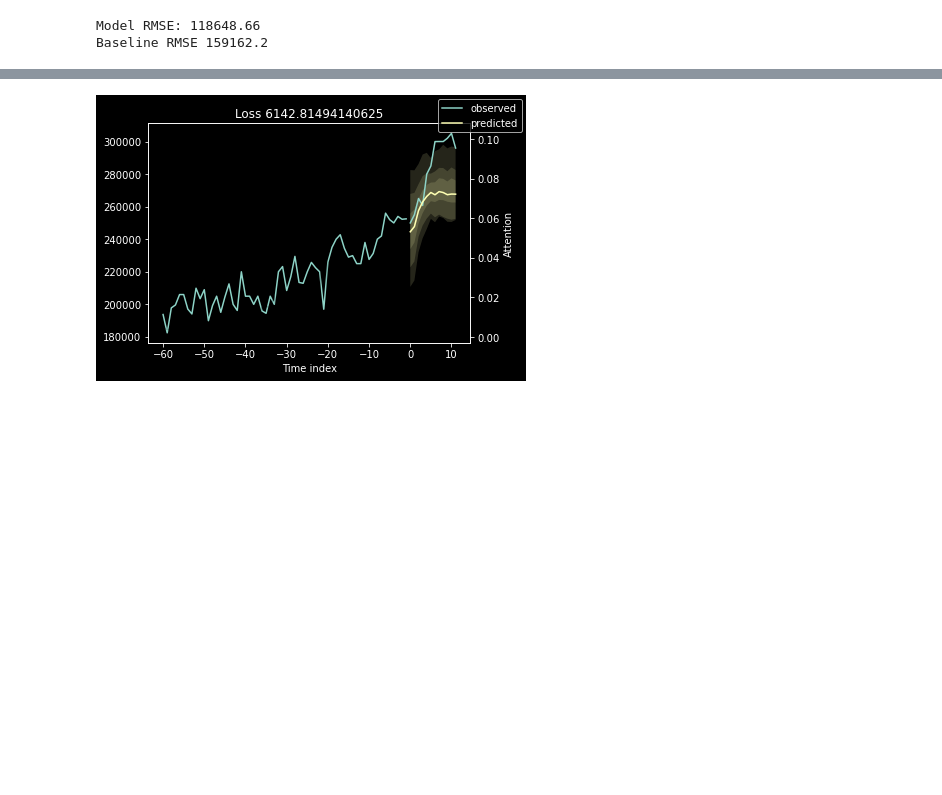
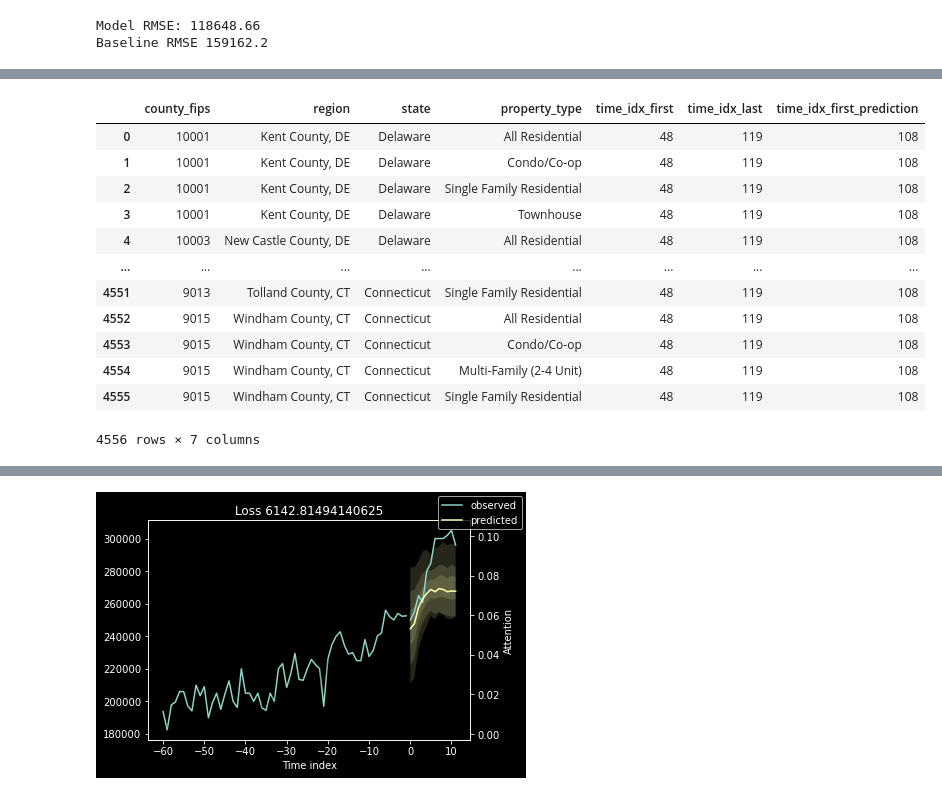
Before and after one commit to ian-byrne/CapstoneTeamJim, a Jupyter notebook: Notebooks/ian-scratchpads/pytorch_explore.ipynb, the cells around one changed output, grey strips where cells are left out. Drawn from its saved outputs; the diff is of its cells as text; code cells hidden in the pictures; blank space fills up the shorter version.

```diff
--- a/Notebooks/ian-scratchpads/pytorch_explore.ipynb
+++ b/Notebooks/ian-scratchpads/pytorch_explore.ipynb
@@ -404,0 +427,16 @@ Baseline RMSE 159162.2
+# %%
+validation.decoded_index
+# %% [output]
+|  | county_fips | region | state | property_type | time_idx_first | time_idx_last | time_idx_first_prediction |
+| 0 | 10001 | Kent County, DE | Delaware | All Residential | 48 | 119 | 108 |
+| 1 | 10001 | Kent County, DE | Delaware | Condo/Co-op | 48 | 119 | 108 |
+| 2 | 10001 | Kent County, DE | Delaware | Single Family Residential | 48 | 119 | 108 |
+| 3 | 10001 | Kent County, DE | Delaware | Townhouse | 48 | 119 | 108 |
+| 4 | 10003 | New Castle County, DE | Delaware | All Residential | 48 | 119 | 108 |
+| ... | ... | ... | ... | ... | ... | ... | ... |
+| 4551 | 9013 | Tolland County, CT | Connecticut | Single Family Residential | 48 | 119 | 108 |
+| 4552 | 9015 | Windham County, CT | Connecticut | All Residential | 48 | 119 | 108 |
+| 4553 | 9015 | Windham County, CT | Connecticut | Condo/Co-op | 48 | 119 | 108 |
+| 4554 | 9015 | Windham County, CT | Connecticut | Multi-Family (2-4 Unit) | 48 | 119 | 108 |
+| 4555 | 9015 | Windham County, CT | Connecticut | Single Family Residential | 48 | 119 | 108 |
+4556 rows × 7 columns
```
Also changed, not shown: parts of 6 cells of this notebook, 3 other files.
